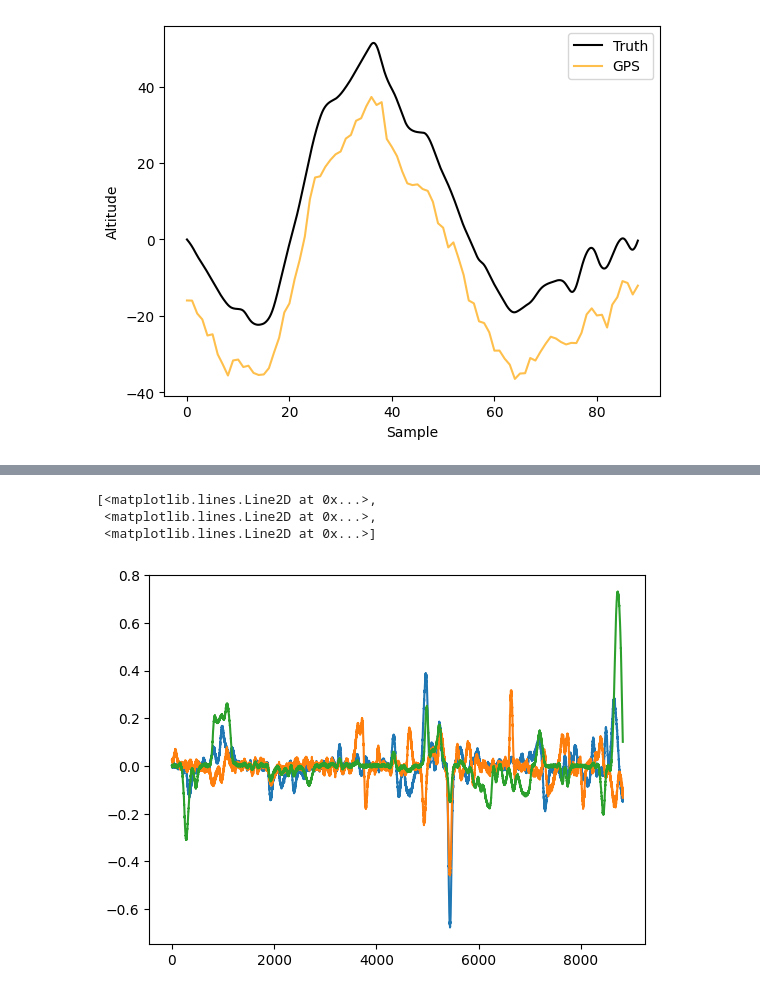
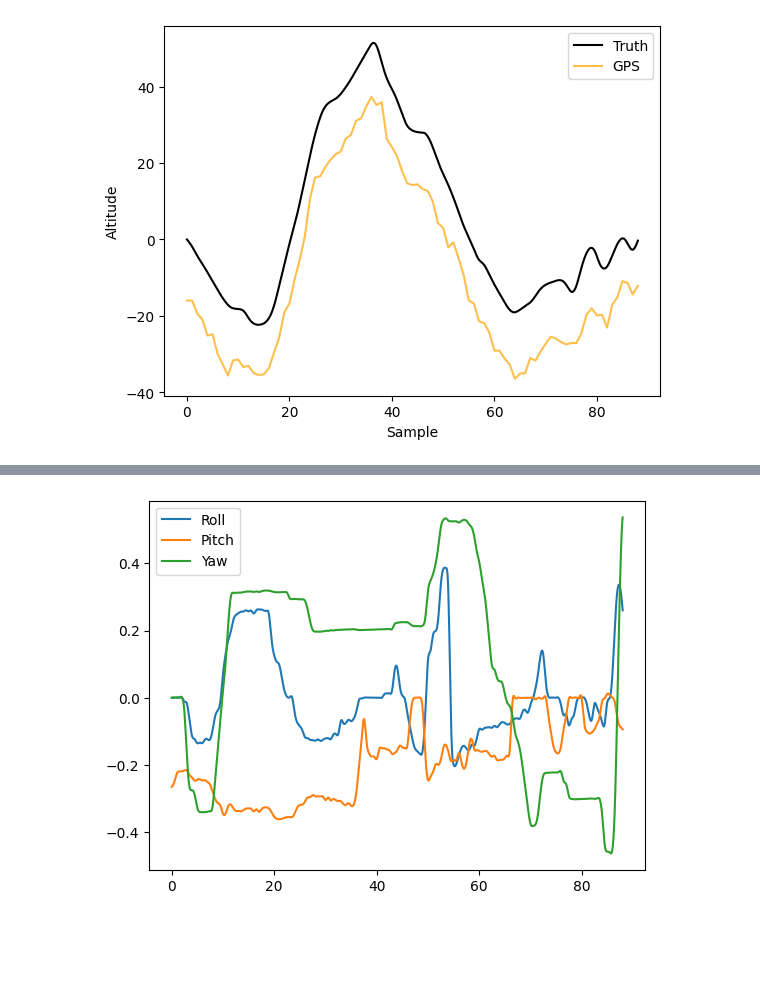
Before and after one commit to ZYVE255/encs6181_project, a Jupyter notebook: drone_sim.ipynb, the cells around one changed output, grey strips where cells are left out. Saved outputs shown, nothing was run; the diff lists cells and outputs as text; code cells hidden in the pictures; blank space fills up the shorter version.

```diff
--- a/drone_sim.ipynb
+++ b/drone_sim.ipynb
@@ -58,7 +205,9 @@ plt.plot(gnd_att_euler)
-# %%
-plt.plot(imu_gyr)
-# %% [output]
-[<matplotlib.lines.Line2D at 0x...>,
- <matplotlib.lines.Line2D at 0x...>,
- <matplotlib.lines.Line2D at 0x...>]
-[figure, removed]
+# %%
+t_imu_ = np.linspace(0, np.floor(gnd_att_euler.shape[0]/100), gnd_att_euler.shape[0])
+plt.plot(t_imu_, gnd_att_euler[:,0], label="Roll")
+plt.plot(t_imu_, gnd_att_euler[:,1], label="Pitch")
+plt.plot(t_imu_, gnd_att_euler[:,2], label="Yaw")
+plt.legend()
+plt.show()
+# %% [output]
+[figure, added]
```
Also changed, not shown: parts of 14 cells of this notebook.
